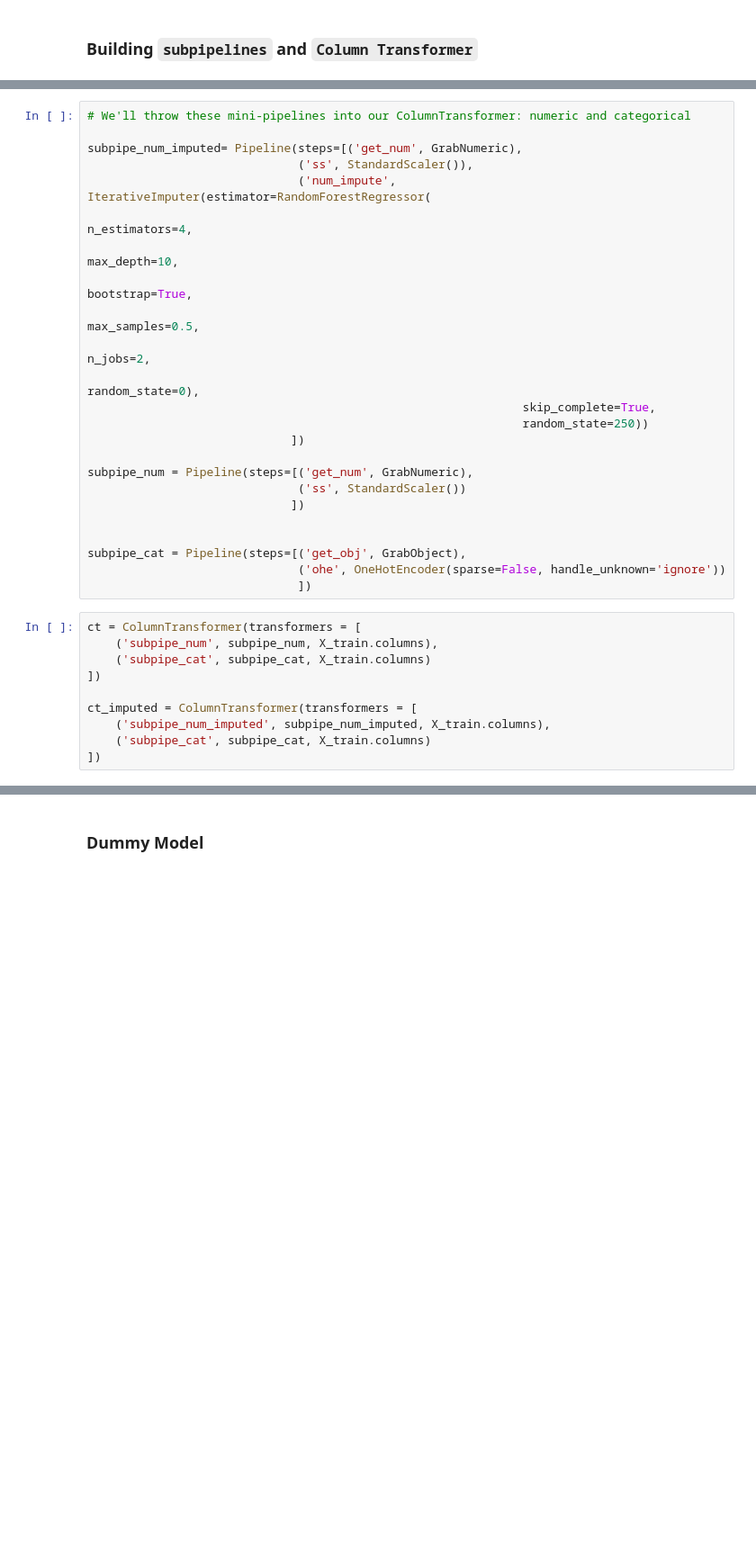
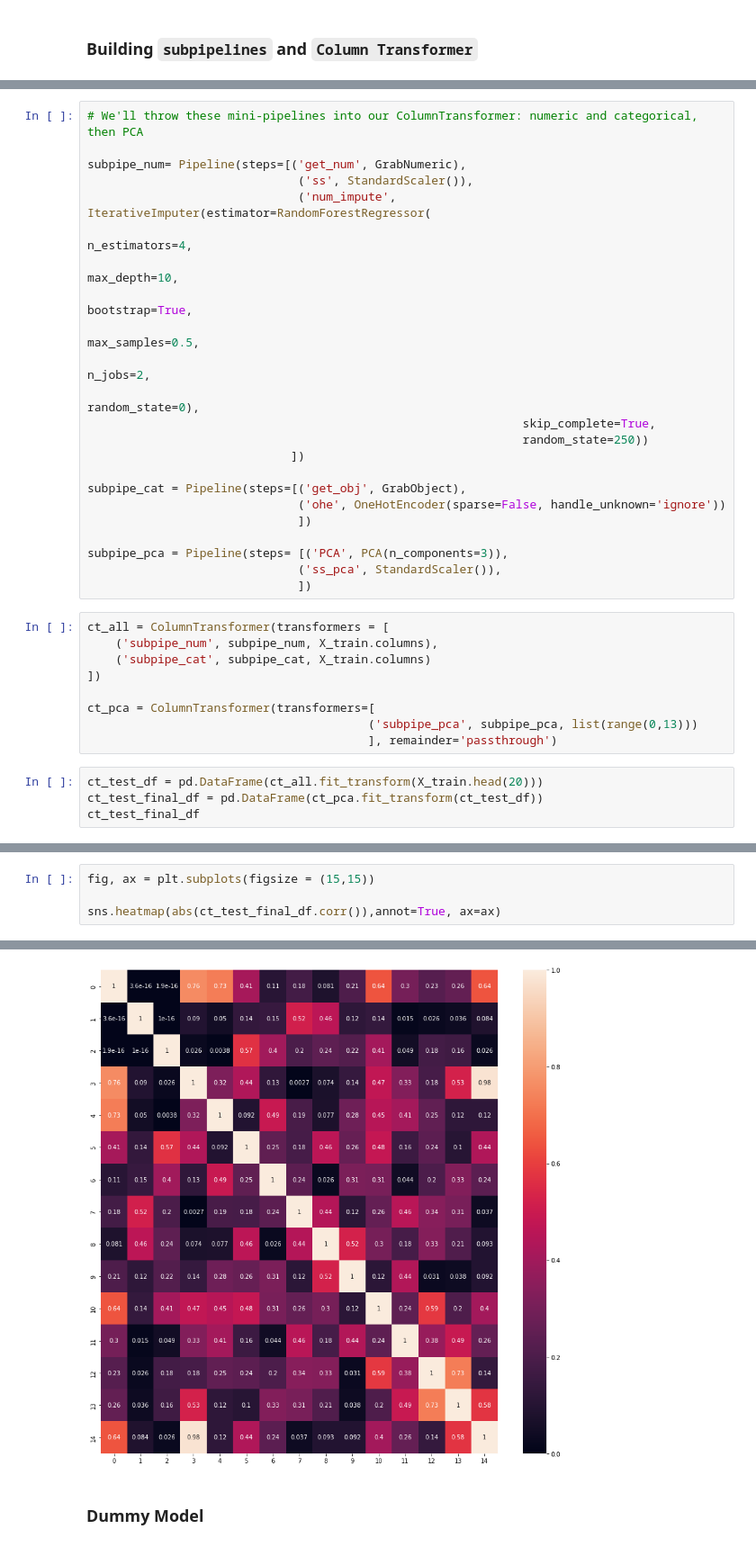
Before and after one commit to hanis-z/Snow-water-equivalent, a Jupyter notebook: src/Modeling.ipynb, the cells around one changed output, grey strips where cells are left out. Shown at 90% size. Cells and saved outputs as stored; diff of their text form; blank space fills up the shorter version.

Commit message:
Add PCA to modeling pipeline

```diff
--- a/src/Modeling.ipynb
+++ b/src/Modeling.ipynb
@@ -264,7 +267,7 @@ GrabObject = FunctionTransformer(grab_object)
 # %%
-# We'll throw these mini-pipelines into our ColumnTransformer: numeric and categorical
+# We'll throw these mini-pipelines into our ColumnTransformer: numeric and categorical, then PCA
 
-subpipe_num_imputed= Pipeline(steps=[('get_num', GrabNumeric),
+subpipe_num= Pipeline(steps=[('get_num', GrabNumeric),
                               ('ss', StandardScaler()),
                               ('num_impute', IterativeImputer(estimator=RandomForestRegressor(
                                                                                             n_estimators=4,
@@ -277,21 +280,23 @@ subpipe_num_imputed= Pipeline(steps=[('get_num', GrabNumeric),
                                                               random_state=250))
                              ])
 
-subpipe_num = Pipeline(steps=[('get_num', GrabNumeric),
-                              ('ss', StandardScaler())
-                             ])
-
-
 subpipe_cat = Pipeline(steps=[('get_obj', GrabObject),
                               ('ohe', OneHotEncoder(sparse=False, handle_unknown='ignore'))
                               ])
+
+subpipe_pca = Pipeline(steps= [('PCA', PCA(n_components=3)),
+                              ('ss_pca', StandardScaler()),
+                              ])
 # %%
-ct = ColumnTransformer(transformers = [
+ct_all = ColumnTransformer(transformers = [
     ('subpipe_num', subpipe_num, X_train.columns),
     ('subpipe_cat', subpipe_cat, X_train.columns)
 ])
 
-ct_imputed = ColumnTransformer(transformers = [
-    ('subpipe_num_imputed', subpipe_num_imputed, X_train.columns),
-    ('subpipe_cat', subpipe_cat, X_train.columns)
-])
+ct_pca = ColumnTransformer(transformers=[
+                                        ('subpipe_pca', subpipe_pca, list(range(0,13)))
+                                        ], remainder='passthrough')
+# %%
+ct_test_df = pd.DataFrame(ct_all.fit_transform(X_train.head(20)))
+ct_test_final_df = pd.DataFrame(ct_pca.fit_transform(ct_test_df))
+ct_test_final_df
@@ -297,0 +321,5 @@ ct_imputed = ColumnTransformer(transformers = [
+# %%
+fig, ax = plt.subplots(figsize = (15,15))
+
+sns.heatmap(abs(ct_test_final_df.corr()),annot=True, ax=ax)
+# %% [output]
@@ -298,3 +327,4 @@ ct_imputed = ColumnTransformer(transformers = [
+[figure, added]
 # %% [markdown]
 ### Dummy Model
 # %%
```
Also changed, not shown: parts of 25 cells of this notebook.
